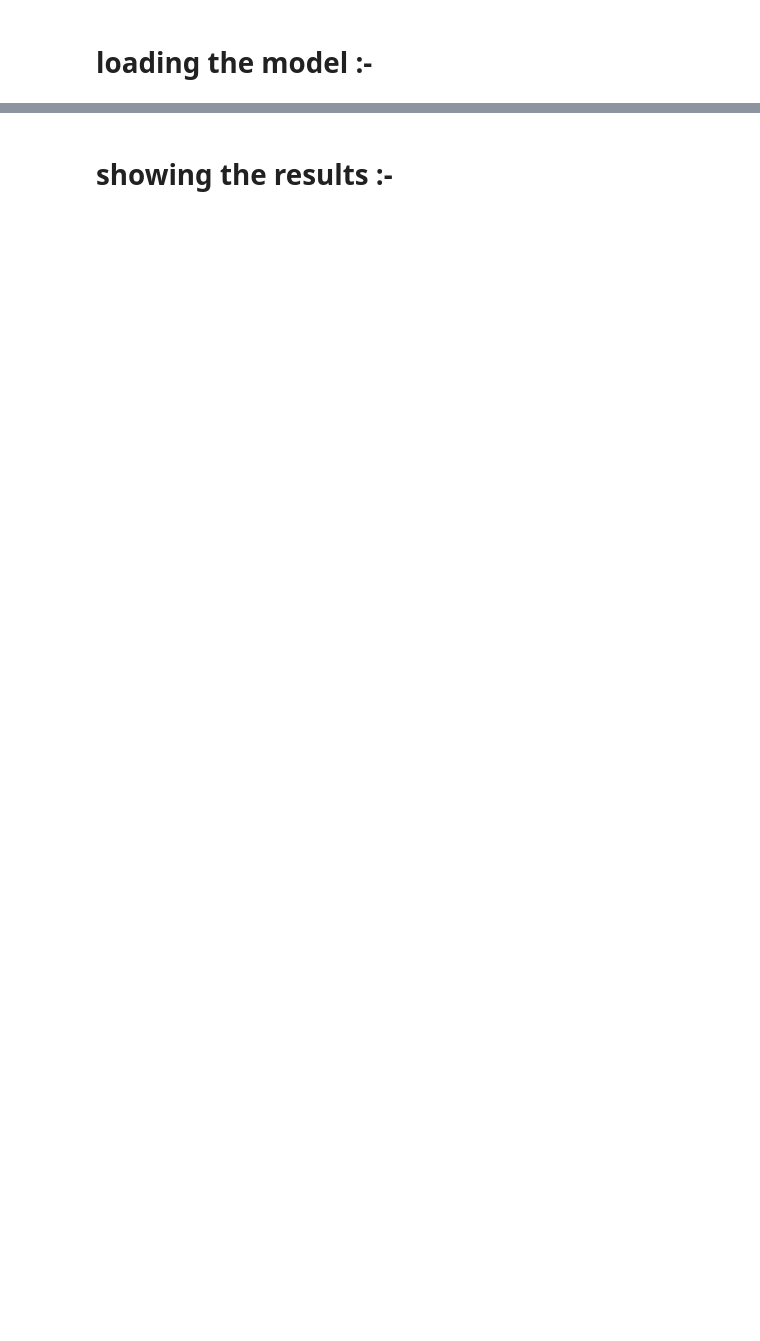
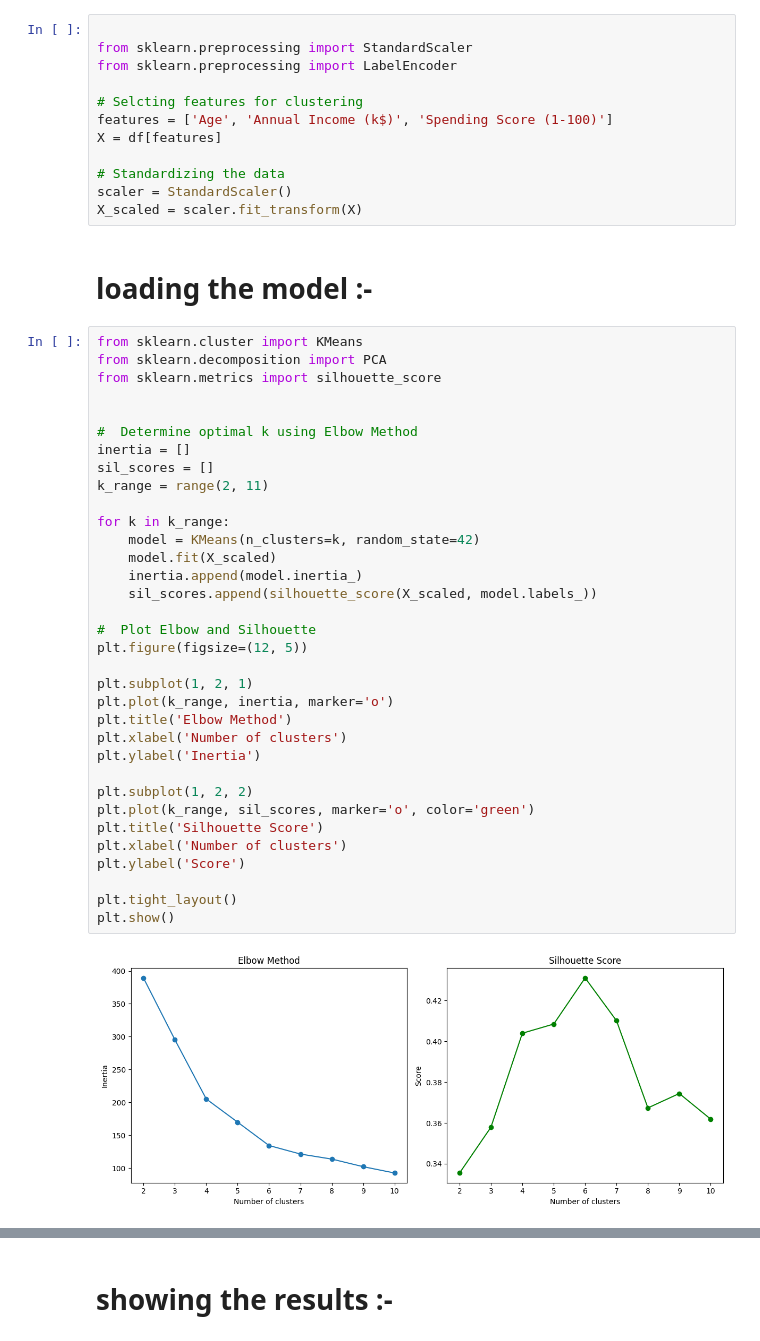
Before and after one commit to YamenRM/Mall-Customer-Segmentaion, a Jupyter notebook: Model.ipynb, the cells around one changed output, grey strips where cells are left out. Drawn from its saved outputs; the diff is of its cells as text; blank space fills up the shorter version.

Commit message:
final model for clustering customers in a mall dataset

```diff
--- a/Model.ipynb
+++ b/Model.ipynb
@@ -125,5 +128,53 @@ plt.show()
 **we see that female has a sligthly more spending score than male**
 # %% [markdown]
 # preprocissing the data :-
+# %%
+
+from sklearn.preprocessing import StandardScaler
+from sklearn.preprocessing import LabelEncoder
+
+# Selcting features for clustering
+features = ['Age', 'Annual Income (k$)', 'Spending Score (1-100)']
+X = df[features]
+
+# Standardizing the data
+scaler = StandardScaler()
+X_scaled = scaler.fit_transform(X)
 # %% [markdown]
 # loading the model :-
+# %%
+from sklearn.cluster import KMeans
+from sklearn.decomposition import PCA
+from sklearn.metrics import silhouette_score
+
+
+#  Determine optimal k using Elbow Method
+inertia = []
+sil_scores = []
+k_range = range(2, 11)
+
+for k in k_range:
+    model = KMeans(n_clusters=k, random_state=42)
+    model.fit(X_scaled)
+    inertia.append(model.inertia_)
+    sil_scores.append(silhouette_score(X_scaled, model.labels_))
+
+#  Plot Elbow and Silhouette
+plt.figure(figsize=(12, 5))
+
+plt.subplot(1, 2, 1)
+plt.plot(k_range, inertia, marker='o')
+plt.title('Elbow Method')
+plt.xlabel('Number of clusters')
+plt.ylabel('Inertia')
+
+plt.subplot(1, 2, 2)
+plt.plot(k_range, sil_scores, marker='o', color='green')
+plt.title('Silhouette Score')
+plt.xlabel('Number of clusters')
+plt.ylabel('Score')
+
+plt.tight_layout()
+plt.show()
+# %% [output]
+[figure, added]
```
Also changed, not shown: parts of 13 cells of this notebook, 2 other files.
